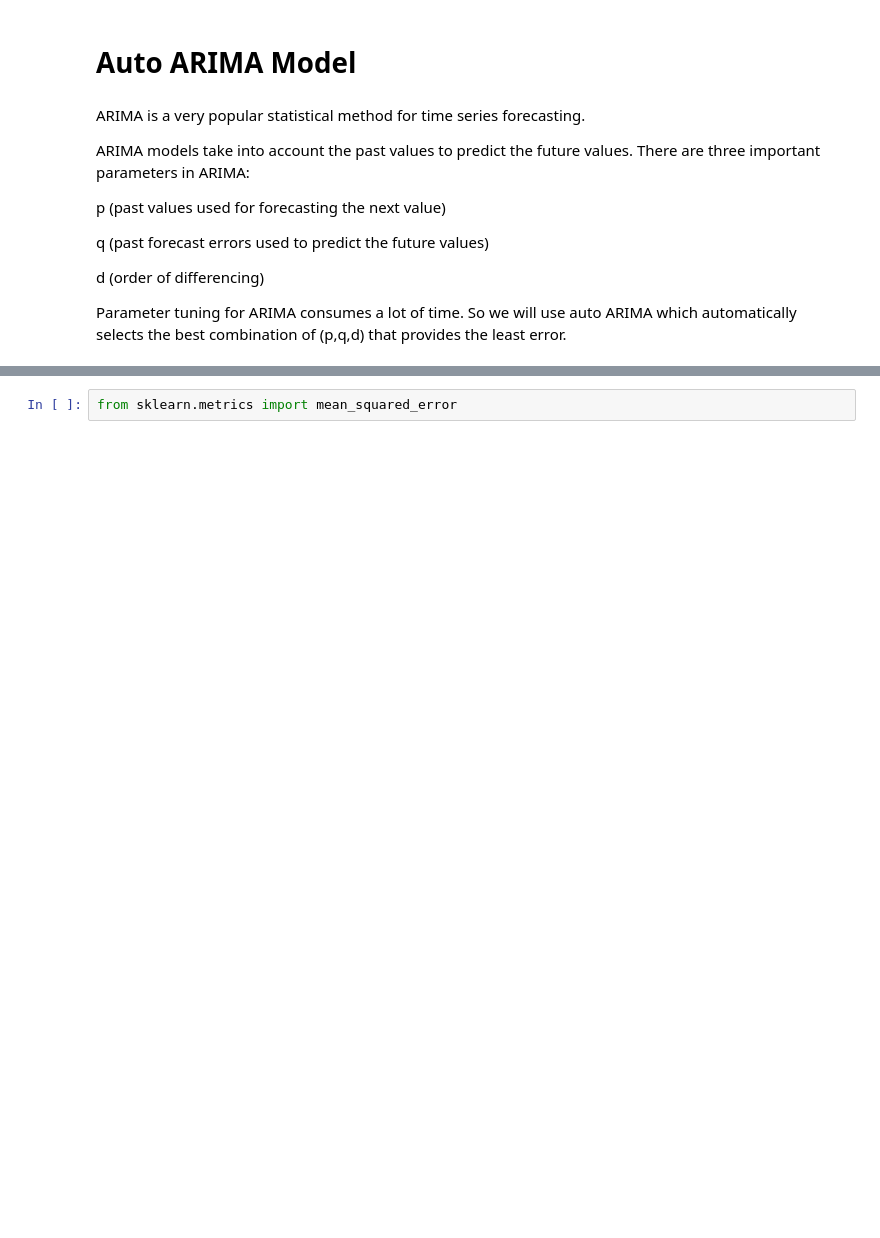
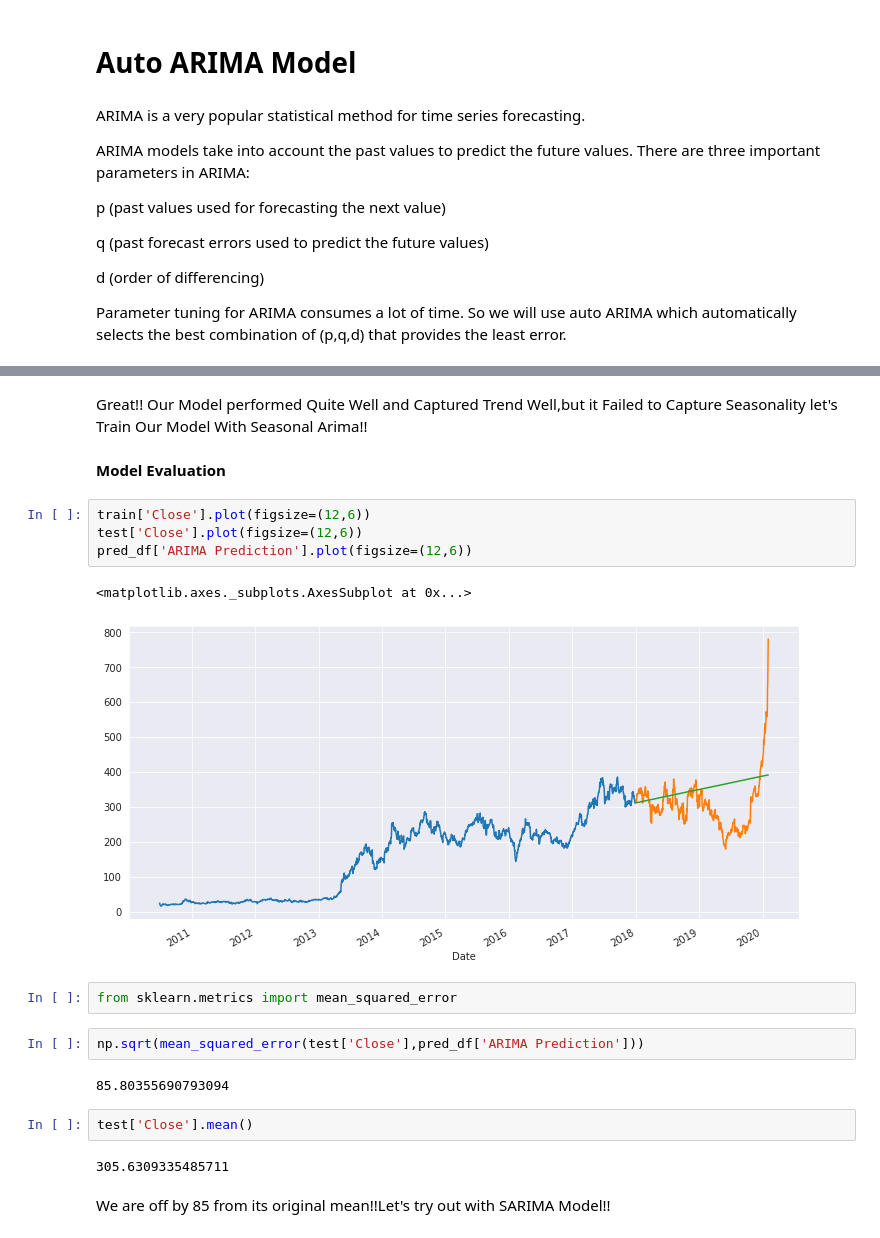
Before and after one commit to Nascent-bot/ML-Projects, a Jupyter notebook: CoeProj.ipynb, the cells around one changed output, grey strips where cells are left out. Saved outputs shown, nothing was run; the diff lists cells and outputs as text; blank space fills up the shorter version.

```diff
--- a/CoeProj.ipynb
+++ b/CoeProj.ipynb
@@ -365,2 +425,23 @@ plt.plot(forecast['Prediction'])
+# %% [markdown]
+Great!! Our Model performed Quite Well and Captured Trend Well,but it Failed to Capture Seasonality let's Train Our Model With Seasonal Arima!!
+# %% [markdown]
+**Model Evaluation**
+# %%
+train['Close'].plot(figsize=(12,6))
+test['Close'].plot(figsize=(12,6))
+pred_df['ARIMA Prediction'].plot(figsize=(12,6))
+# %% [output]
+<matplotlib.axes._subplots.AxesSubplot at 0x...>
+[figure, added]
 # %%
 from sklearn.metrics import mean_squared_error
+# %%
+np.sqrt(mean_squared_error(test['Close'],pred_df['ARIMA Prediction']))
+# %% [output]
+85.80355690793094
+# %%
+test['Close'].mean()
+# %% [output]
+305.6309335485711
+# %% [markdown]
+We are off by 85 from its original mean!!Let's try out with SARIMA Model!!
```
Also changed, not shown: parts of 33 cells of this notebook.
